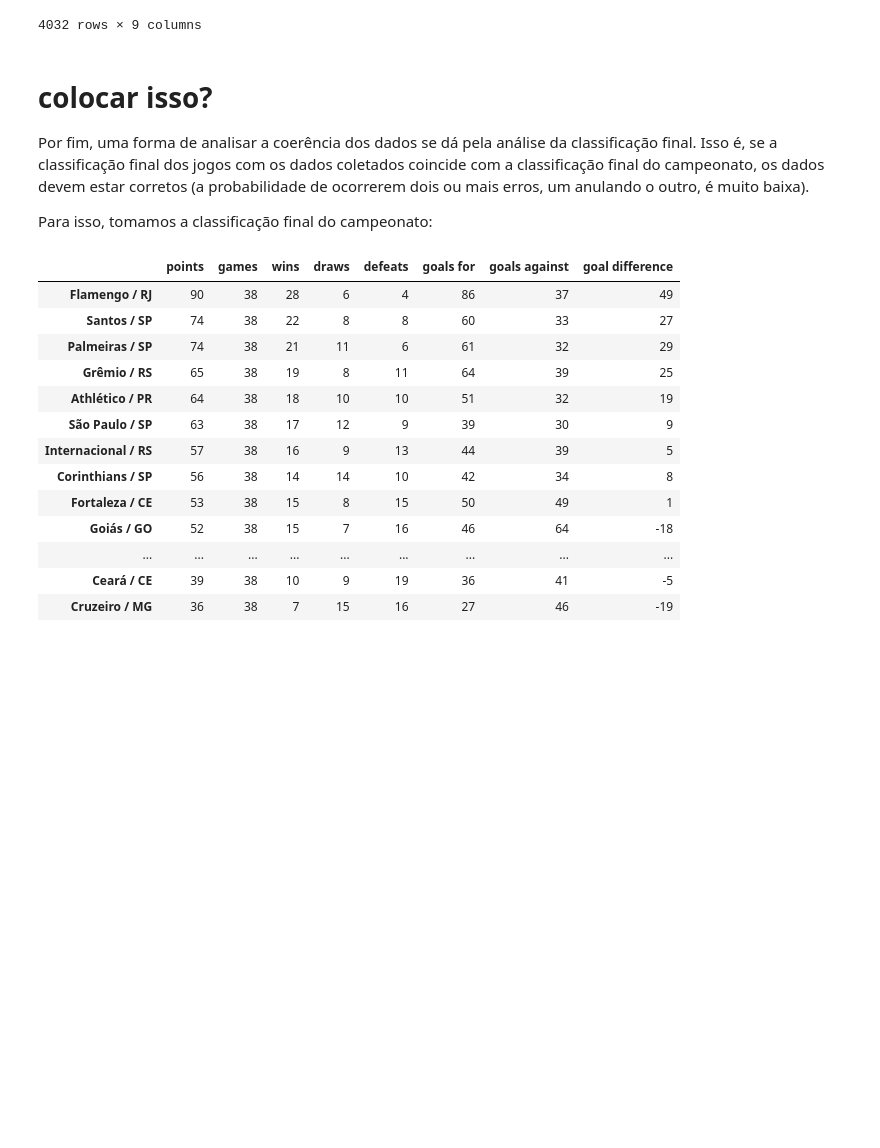
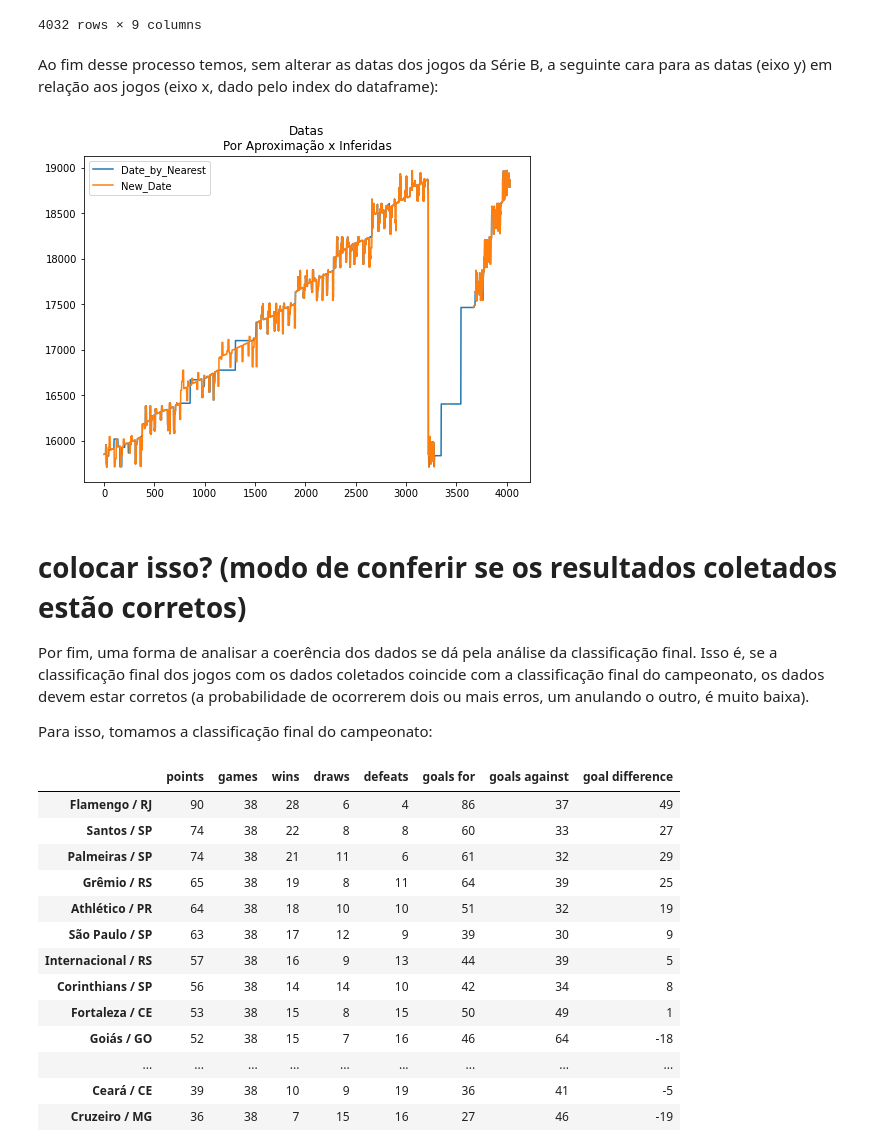
Before and after one commit to HannaRF/web-scraping, a Jupyter notebook: project.ipynb, the cells around one changed output. Drawn from its saved outputs; the diff is of its cells as text; code cells hidden in the pictures; blank space fills up the shorter version.

Commit message:
added a graph

```diff
--- a/project.ipynb
+++ b/project.ipynb
@@ -1075,8 +1077,19 @@ df
 | 4030 | Serie B | Coritiba / PR | Botafogo / RJ | 0 x 1 | 21 | 2021 | 27/08/2021 | 27/08/2021 | 27/08/2021 |
 | 4031 | Serie B | Avaí / SC | Vasco da Gama / RJ | 3 x 1 | 23 | 2021 | 06/09/2021 | 06/09/2021 | 06/09/2021 |
 4032 rows × 9 columns
+# %% [markdown]
+Ao fim desse processo temos, sem alterar as datas dos jogos da Série B, a seguinte cara para as datas (eixo y) em relação aos jogos (eixo x, dado pelo index do dataframe):
+# %%
+aux_df = df.copy()
+aux_df['Date_by_Nearest'] = matplotlib.dates.date2num(pd.to_datetime(aux_df['Date_by_Nearest']))
+aux_df['New_Date'] = matplotlib.dates.date2num(pd.to_datetime(aux_df['New_Date']))
+aux_df[['Date_by_Nearest', 'New_Date']].plot(figsize = (8, 6),
+                                             title = 'Datas\nPor Aproximação x Inferidas')
+plt.show()
+# %% [output]
+[figure, added]
 # %% [markdown]
-# colocar isso?
+# colocar isso? (modo de conferir se os resultados coletados estão corretos)
 
 Por fim, uma forma de analisar a coerência dos dados se dá pela análise da classificação final. Isso é, se a classificação final dos jogos com os dados coletados coincide com a classificação final do campeonato, os dados devem estar corretos (a probabilidade de ocorrerem dois ou mais erros, um anulando o outro, é muito baixa).
 
```
Also changed, not shown: parts of 9 cells of this notebook.
